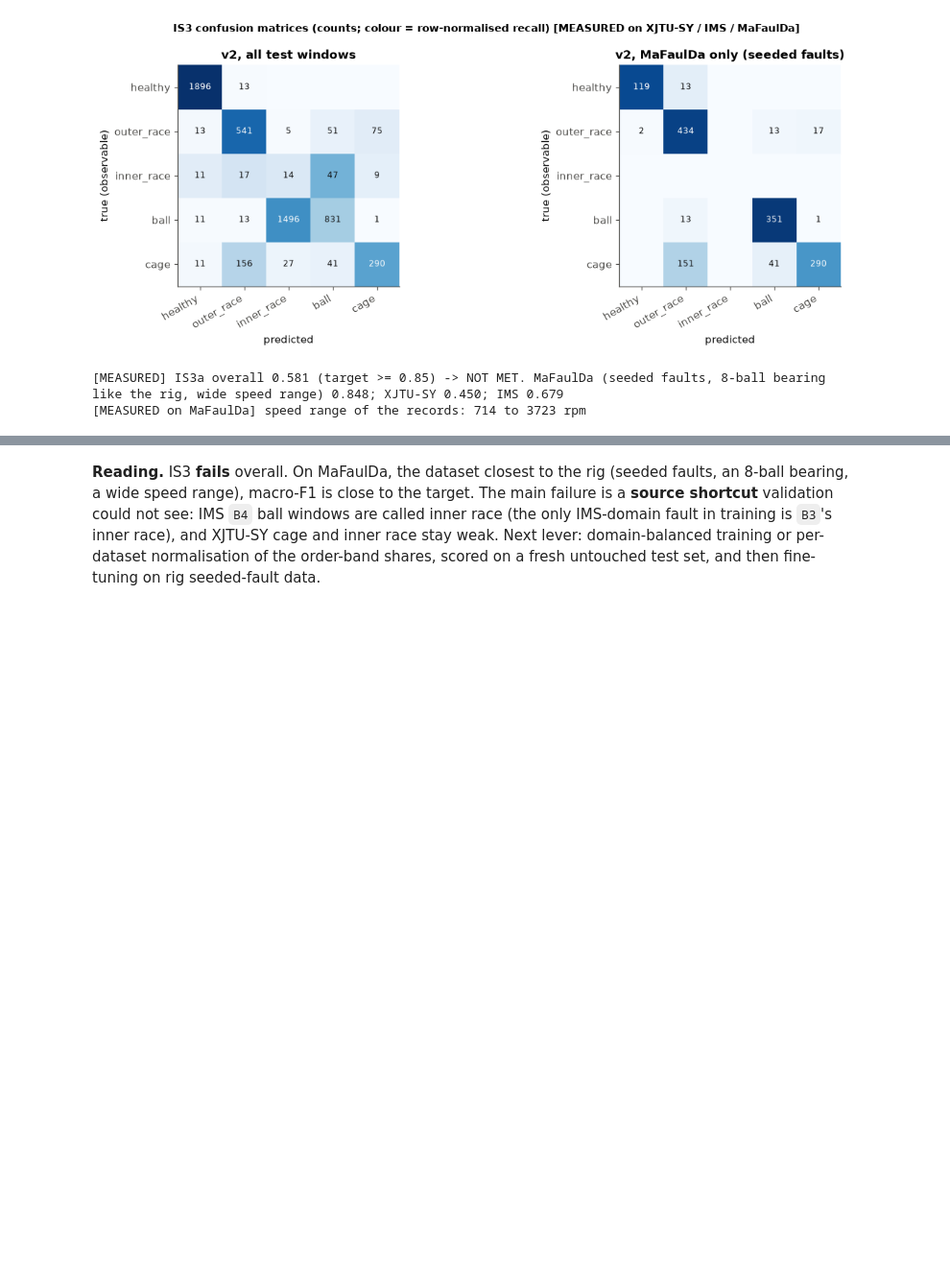
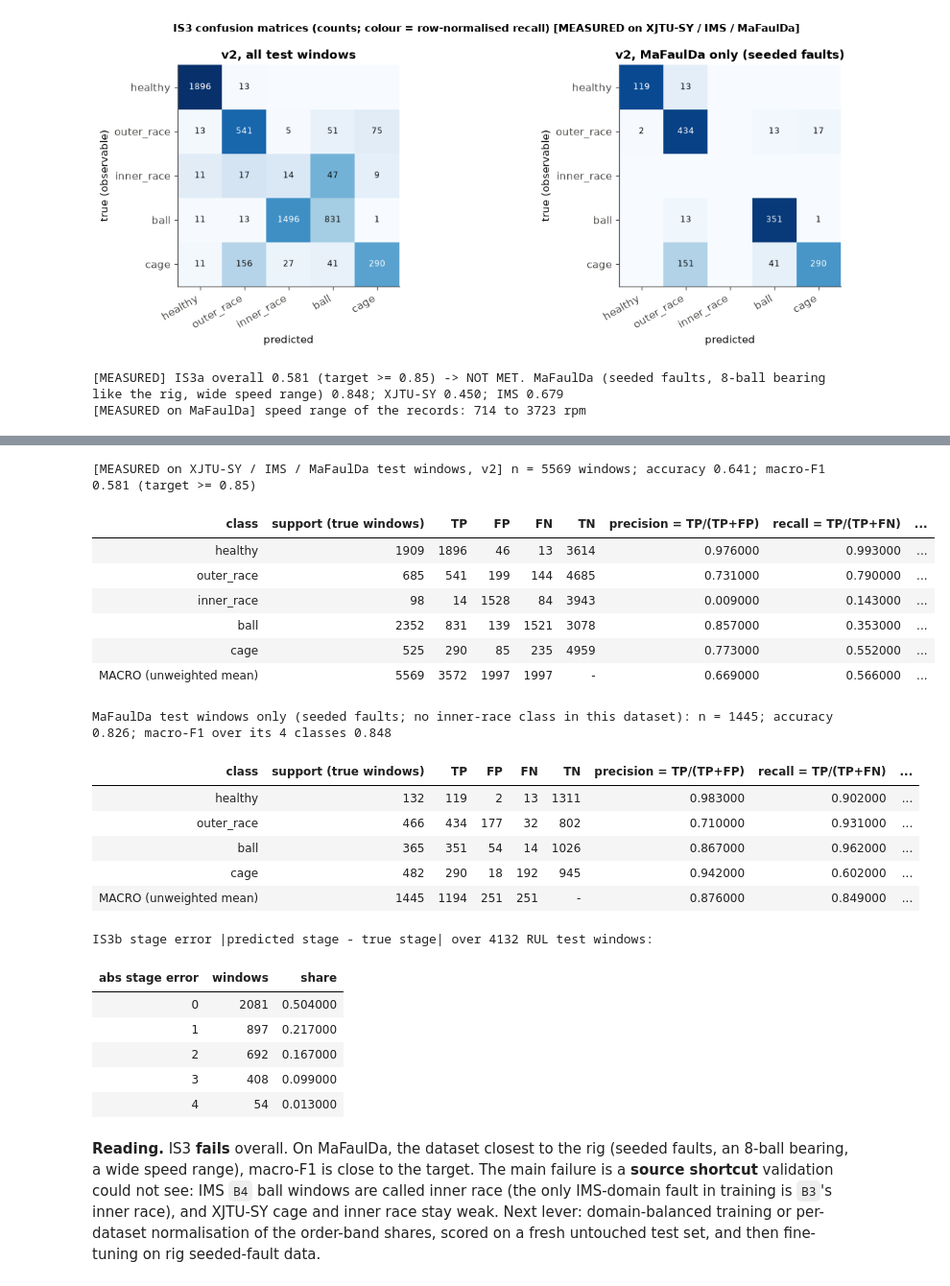
Before and after one commit to amussab/Digital-Twin-Senior-Proj, a Jupyter notebook: AI-engine/notebooks/PPR_ICS_Evidence.ipynb, the cells around one changed output, grey strips where cells are left out. Shown at 96% size. Drawn from its saved outputs; the diff is of its cells as text; code cells hidden in the pictures; blank space fills up the shorter version.

```diff
--- a/AI-engine/notebooks/PPR_ICS_Evidence.ipynb
+++ b/AI-engine/notebooks/PPR_ICS_Evidence.ipynb
@@ -642,3 +758,43 @@ H.ITEMS["IS3"].section = "7"
+# %%
+tab_all, acc_all = H.per_class_counts(T2["observable_class"], T2["pred_class"])
+assert abs(tab_all.iloc[-1]["F1 = 2PR/(P+R)"] - round(m2["macro_f1_5"], 3)) < 1e-9, "macro-F1 from counts != report"
+print(f"[MEASURED on XJTU-SY / IMS / MaFaulDa test windows, v2] n = {len(T2)} windows; accuracy {acc_all:.3f}; "
+      f"macro-F1 {m2['macro_f1_5']:.3f} (target >= 0.85)")
+display(tab_all.style.hide(axis="index").format(na_rep="-"))
+mf_t = T2[T2.dataset == "mafaulda"]
+tab_mf, acc_mf = H.per_class_counts(mf_t["observable_class"], mf_t["pred_class"],
+                                    [c for c in H.CLASSES if (mf_t["observable_class"] == c).any()])
+print(f"MaFaulDa test windows only (seeded faults; no inner-race class in this dataset): n = {len(mf_t)}; "
+      f"accuracy {acc_mf:.3f}; macro-F1 over its {len(tab_mf) - 1} classes {tab_mf.iloc[-1]['F1 = 2PR/(P+R)']:.3f}")
+display(tab_mf.style.hide(axis="index").format(na_rep="-"))
+st = R2[R2["health_stage"] >= 1]
+err = (st["stage_pred"] - st["health_stage"]).abs().value_counts().sort_index()
+print("IS3b stage error |predicted stage - true stage| over", int(err.sum()), "RUL test windows:")
+display(pd.DataFrame({"abs stage error": err.index, "windows": err.values,
+                      "share": (err.values / err.sum()).round(3)}).style.hide(axis="index"))
+# %% [output]
+[MEASURED on XJTU-SY / IMS / MaFaulDa test windows, v2] n = 5569 windows; accuracy 0.641; macro-F1 0.581 (target >= 0.85)
+| class | support (true windows) | TP | FP | FN | TN | precision = TP/(TP+FP) | recall = TP/(TP+FN) | ... |
+| healthy | 1909 | 1896 | 46 | 13 | 3614 | 0.976000 | 0.993000 | ... |
+| outer_race | 685 | 541 | 199 | 144 | 4685 | 0.731000 | 0.790000 | ... |
+| inner_race | 98 | 14 | 1528 | 84 | 3943 | 0.009000 | 0.143000 | ... |
+| ball | 2352 | 831 | 139 | 1521 | 3078 | 0.857000 | 0.353000 | ... |
+| cage | 525 | 290 | 85 | 235 | 4959 | 0.773000 | 0.552000 | ... |
+| MACRO (unweighted mean) | 5569 | 3572 | 1997 | 1997 | - | 0.669000 | 0.566000 | ... |
+MaFaulDa test windows only (seeded faults; no inner-race class in this dataset): n = 1445; accuracy 0.826; macro-F1 over its 4 classes 0.848
+| class | support (true windows) | TP | FP | FN | TN | precision = TP/(TP+FP) | recall = TP/(TP+FN) | ... |
+| healthy | 132 | 119 | 2 | 13 | 1311 | 0.983000 | 0.902000 | ... |
+| outer_race | 466 | 434 | 177 | 32 | 802 | 0.710000 | 0.931000 | ... |
+| ball | 365 | 351 | 54 | 14 | 1026 | 0.867000 | 0.962000 | ... |
+| cage | 482 | 290 | 18 | 192 | 945 | 0.942000 | 0.602000 | ... |
+| MACRO (unweighted mean) | 1445 | 1194 | 251 | 251 | - | 0.876000 | 0.849000 | ... |
+IS3b stage error |predicted stage - true stage| over 4132 RUL test windows:
+| abs stage error | windows | share |
+| 0 | 2081 | 0.504000 |
+| 1 | 897 | 0.217000 |
+| 2 | 692 | 0.167000 |
+| 3 | 408 | 0.099000 |
+| 4 | 54 | 0.013000 |
 # %% [markdown]
 **Reading.** IS3 **fails** overall. On MaFaulDa, the dataset closest to the rig (seeded faults, an 8-ball bearing,
 a wide speed range), macro-F1 is close to the target. The main failure is a **source shortcut** validation could not
```
Also changed, not shown: parts of 22 cells of this notebook, 3 other files.
